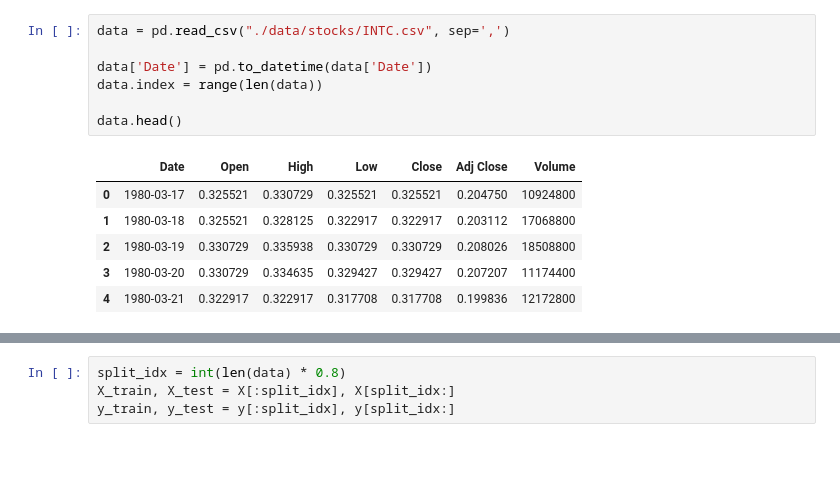
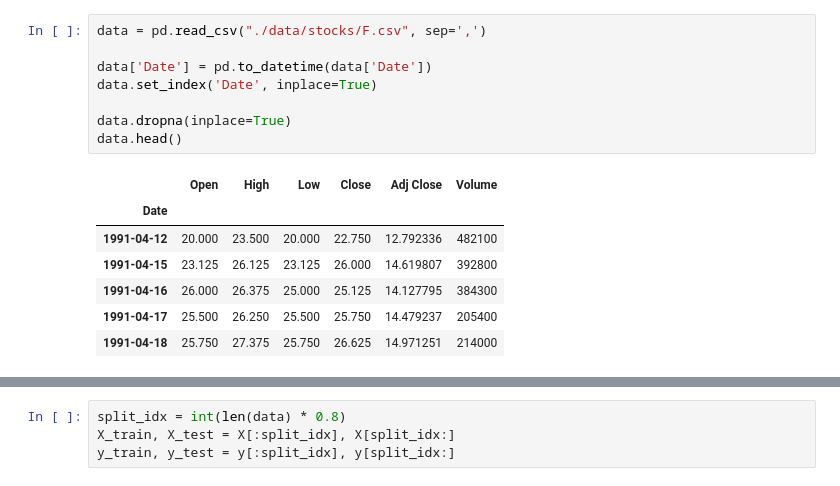
Before and after one commit to vuanhhuyhlqn/stock_predict_ML, a Jupyter notebook: rnd_forest.ipynb, the cells around one changed output, grey strips where cells are left out. Cells and saved outputs as stored; diff of their text form; blank space fills up the shorter version.

```diff
--- a/rnd_forest.ipynb
+++ b/rnd_forest.ipynb
@@ -39,15 +18,17 @@ Note: you may need to restart the kernel to use updated packages.
 # %%
-data = pd.read_csv("./data/stocks/INTC.csv", sep=',')
+data = pd.read_csv("./data/stocks/F.csv", sep=',')
 
 data['Date'] = pd.to_datetime(data['Date'])
-data.index = range(len(data))
+data.set_index('Date', inplace=True)
 
+data.dropna(inplace=True)
 data.head()
 # %% [output]
-|  | Date | Open | High | Low | Close | Adj Close | Volume |
-| 0 | 1980-03-17 | 0.325521 | 0.330729 | 0.325521 | 0.325521 | 0.204750 | 10924800 |
-| 1 | 1980-03-18 | 0.325521 | 0.328125 | 0.322917 | 0.322917 | 0.203112 | 17068800 |
-| 2 | 1980-03-19 | 0.330729 | 0.335938 | 0.330729 | 0.330729 | 0.208026 | 18508800 |
-| 3 | 1980-03-20 | 0.330729 | 0.334635 | 0.329427 | 0.329427 | 0.207207 | 11174400 |
-| 4 | 1980-03-21 | 0.322917 | 0.322917 | 0.317708 | 0.317708 | 0.199836 | 12172800 |
+|  | Open | High | Low | Close | Adj Close | Volume |
+| Date |  |  |  |  |  |  |
+| 1991-04-12 | 20.000 | 23.500 | 20.000 | 22.750 | 12.792336 | 482100 |
+| 1991-04-15 | 23.125 | 26.125 | 23.125 | 26.000 | 14.619807 | 392800 |
+| 1991-04-16 | 26.000 | 26.375 | 25.000 | 25.125 | 14.127795 | 384300 |
+| 1991-04-17 | 25.500 | 26.250 | 25.500 | 25.750 | 14.479237 | 205400 |
+| 1991-04-18 | 25.750 | 27.375 | 25.750 | 26.625 | 14.971251 | 214000 |
 # %%
```
Also changed, not shown: parts of 7 cells of this notebook, 1 other file.
